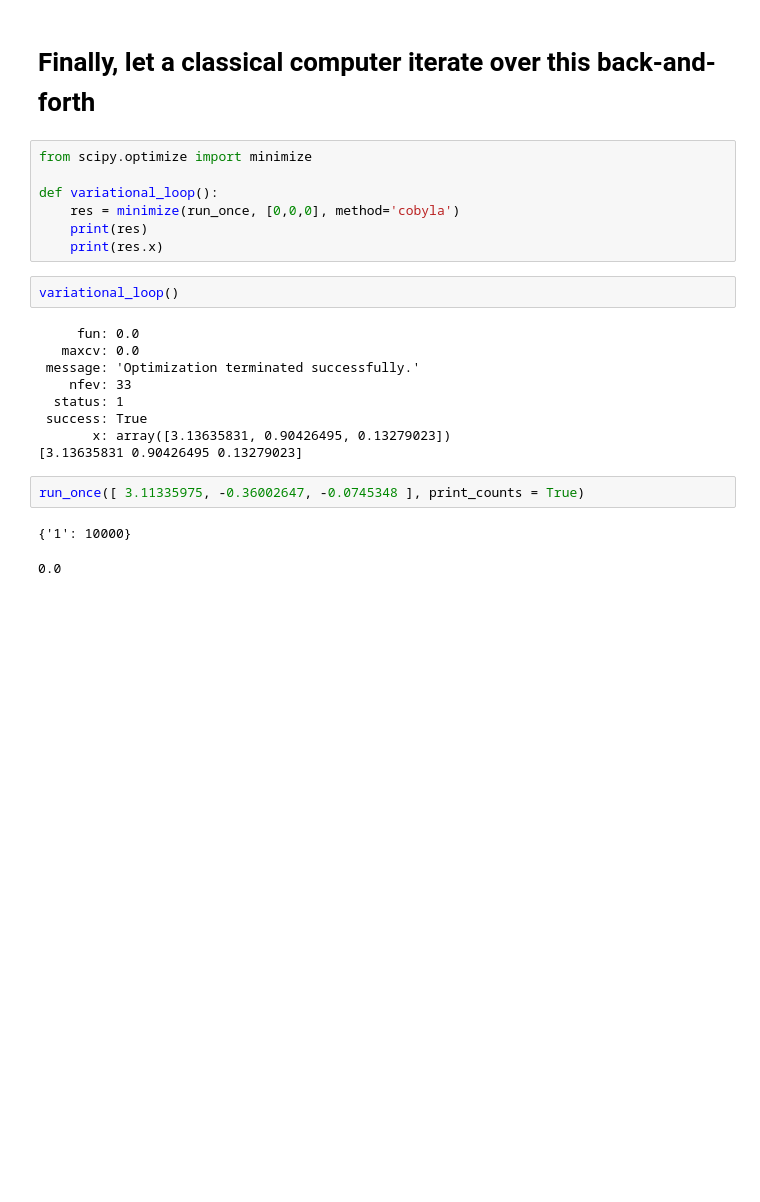
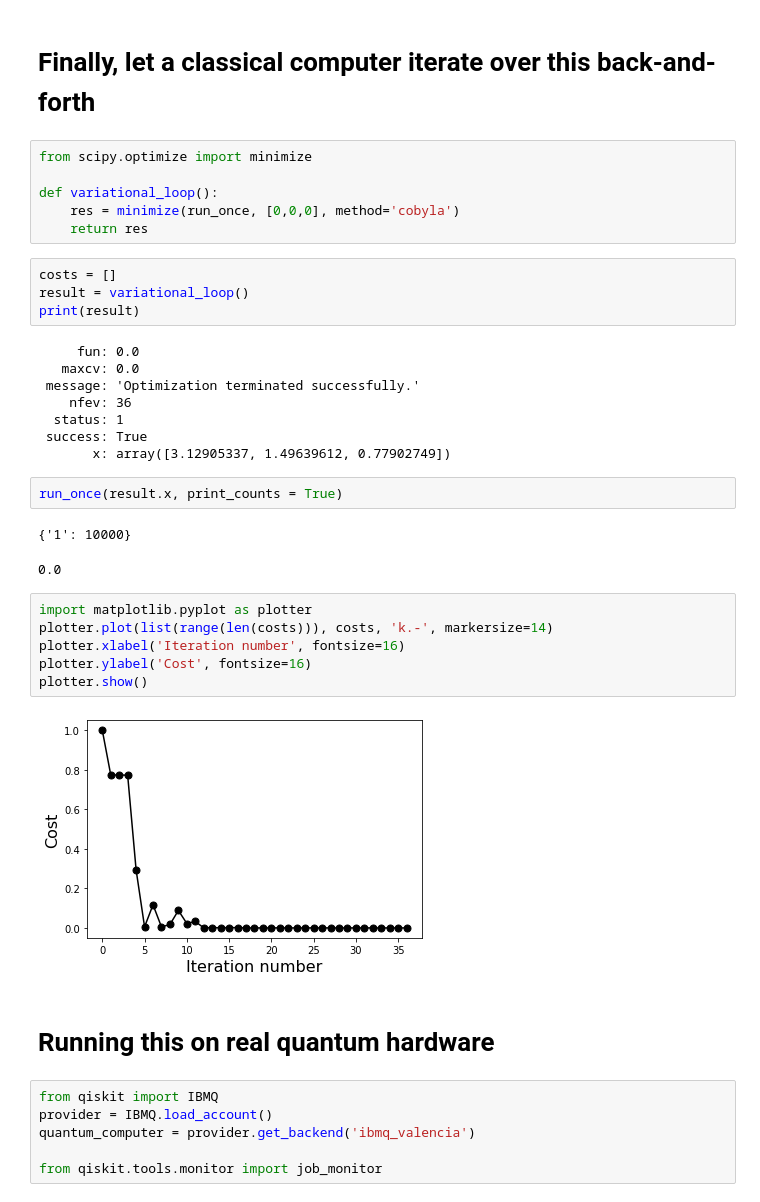
Before and after one commit to aasfaw/ieee-quantum-week-2020, a Jupyter notebook: 3. building-variational-eigensolvers-using-Qiskit.ipynb, the cells around one changed output. Cells and saved outputs as stored; diff of their text form; blank space fills up the shorter version.

```diff
--- a/3. building-variational-eigensolvers-using-Qiskit.ipynb
+++ b/3. building-variational-eigensolvers-using-Qiskit.ipynb
@@ -89,21 +95,37 @@ from scipy.optimize import minimize
 
 def variational_loop():
     res = minimize(run_once, [0,0,0], method='cobyla')
-    print(res)
-    print(res.x)
+    return res
-# %%
-variational_loop()
-# %% [output]
-     fun: 0.0
-   maxcv: 0.0
- message: 'Optimization terminated successfully.'
-    nfev: 33
-  status: 1
- success: True
-       x: array([3.13635831, 0.90426495, 0.13279023])
-[3.13635831 0.90426495 0.13279023]
-# %%
-run_once([ 3.11335975, -0.36002647, -0.0745348 ], print_counts = True)
-# %% [output]
-{'1': 10000}
-0.0
+# %%
+costs = []
+result = variational_loop()
+print(result)
+# %% [output]
+     fun: 0.0
+   maxcv: 0.0
+ message: 'Optimization terminated successfully.'
+    nfev: 36
+  status: 1
+ success: True
+       x: array([3.12905337, 1.49639612, 0.77902749])
+# %%
+run_once(result.x, print_counts = True)
+# %% [output]
+{'1': 10000}
+0.0
+# %%
+import matplotlib.pyplot as plotter
+plotter.plot(list(range(len(costs))), costs, 'k.-', markersize=14)
+plotter.xlabel('Iteration number', fontsize=16)
+plotter.ylabel('Cost', fontsize=16)
+plotter.show()
+# %% [output]
+[figure, added]
+# %% [markdown]
+# Running this on real quantum hardware
+# %%
+from qiskit import IBMQ
+provider = IBMQ.load_account()
+quantum_computer = provider.get_backend('ibmq_valencia')
+
+from qiskit.tools.monitor import job_monitor
```
Also changed, not shown: parts of 9 cells of this notebook, 3 other files.
